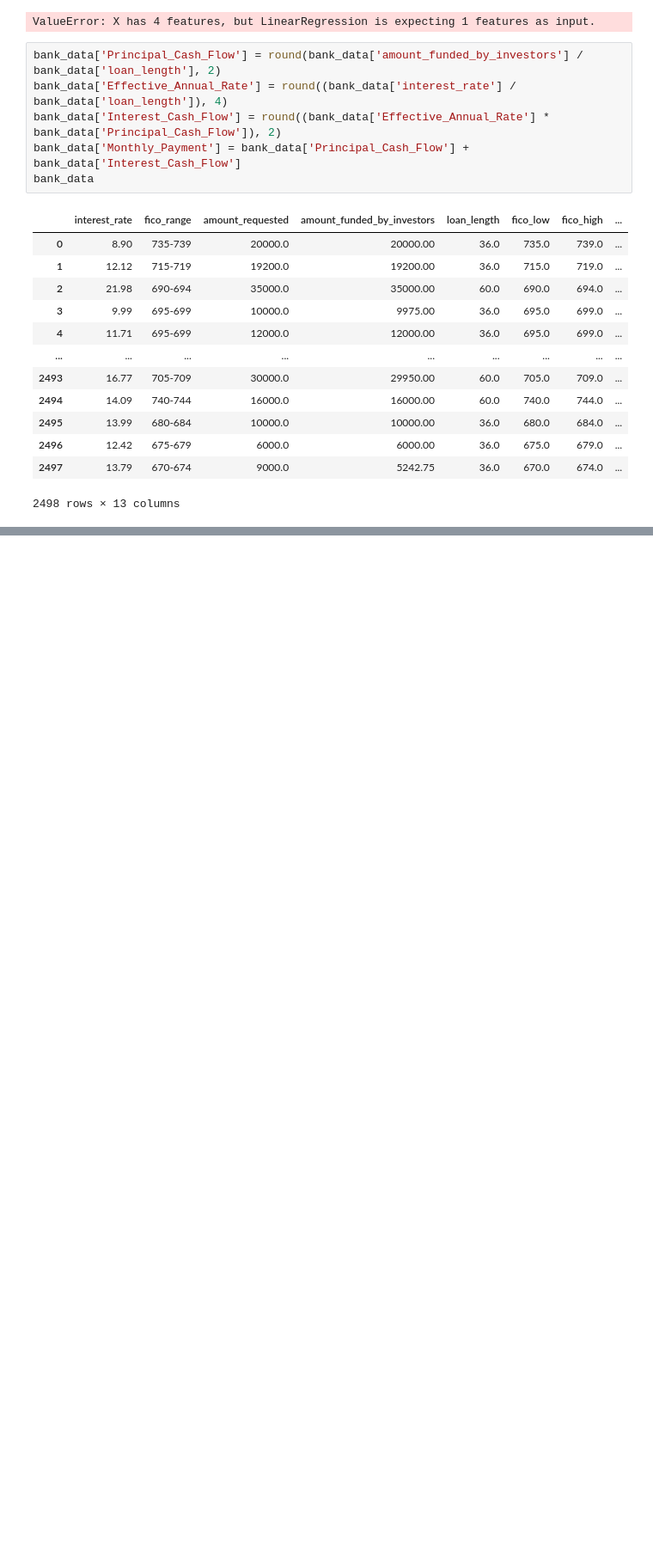
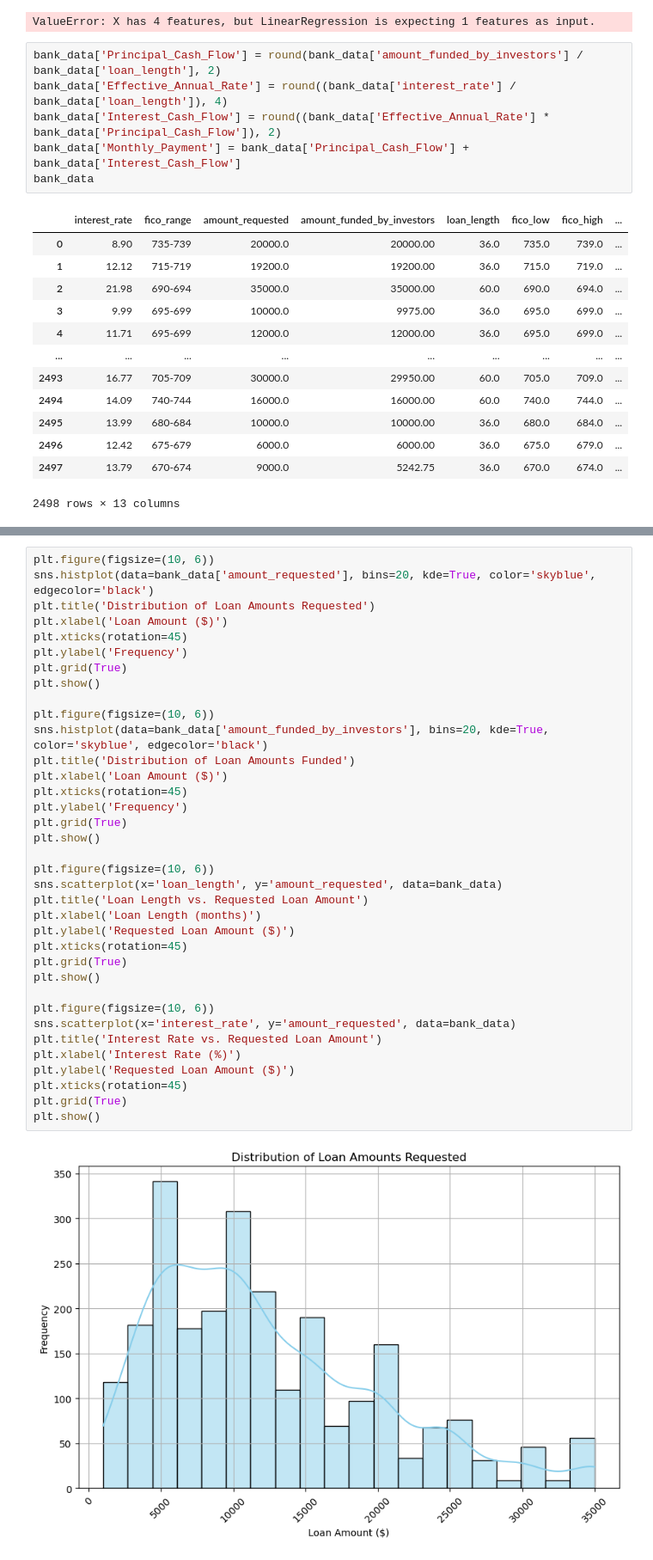
Before and after one commit to OKI300MER/interest_rate, a Jupyter notebook: interest_rate.ipynb, the cells around one changed output, grey strips where cells are left out. Shown at 86% size. Drawn from its saved outputs; the diff is of its cells as text; blank space fills up the shorter version.

```diff
--- a/interest_rate.ipynb
+++ b/interest_rate.ipynb
@@ -286,0 +335,38 @@ bank_data
+# %%
+plt.figure(figsize=(10, 6))
+sns.histplot(data=bank_data['amount_requested'], bins=20, kde=True, color='skyblue', edgecolor='black')
+plt.title('Distribution of Loan Amounts Requested')
+plt.xlabel('Loan Amount ($)')
+plt.xticks(rotation=45)
+plt.ylabel('Frequency')
+plt.grid(True)
+plt.show()
+
+plt.figure(figsize=(10, 6))
+sns.histplot(data=bank_data['amount_funded_by_investors'], bins=20, kde=True, color='skyblue', edgecolor='black')
+plt.title('Distribution of Loan Amounts Funded')
+plt.xlabel('Loan Amount ($)')
+plt.xticks(rotation=45)
+plt.ylabel('Frequency')
+plt.grid(True)
+plt.show()
+
+plt.figure(figsize=(10, 6))
+sns.scatterplot(x='loan_length', y='amount_requested', data=bank_data)
+plt.title('Loan Length vs. Requested Loan Amount')
+plt.xlabel('Loan Length (months)')
+plt.ylabel('Requested Loan Amount ($)')
+plt.xticks(rotation=45)
+plt.grid(True)
+plt.show()
+
+plt.figure(figsize=(10, 6))
+sns.scatterplot(x='interest_rate', y='amount_requested', data=bank_data)
+plt.title('Interest Rate vs. Requested Loan Amount')
+plt.xlabel('Interest Rate (%)')
+plt.ylabel('Requested Loan Amount ($)')
+plt.xticks(rotation=45)
+plt.grid(True)
+plt.show()
+# %% [output]
+[figure, added]
```
Also changed, not shown: parts of 8 cells of this notebook.
